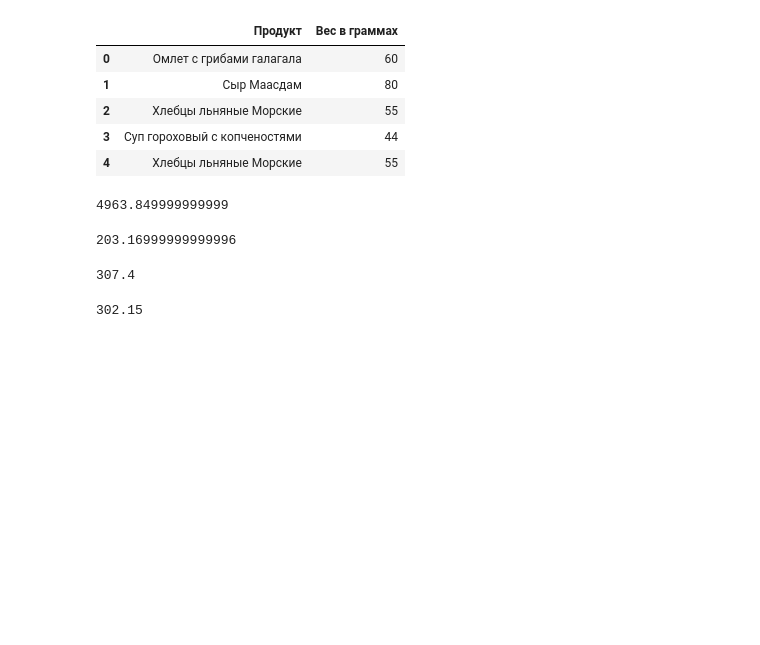
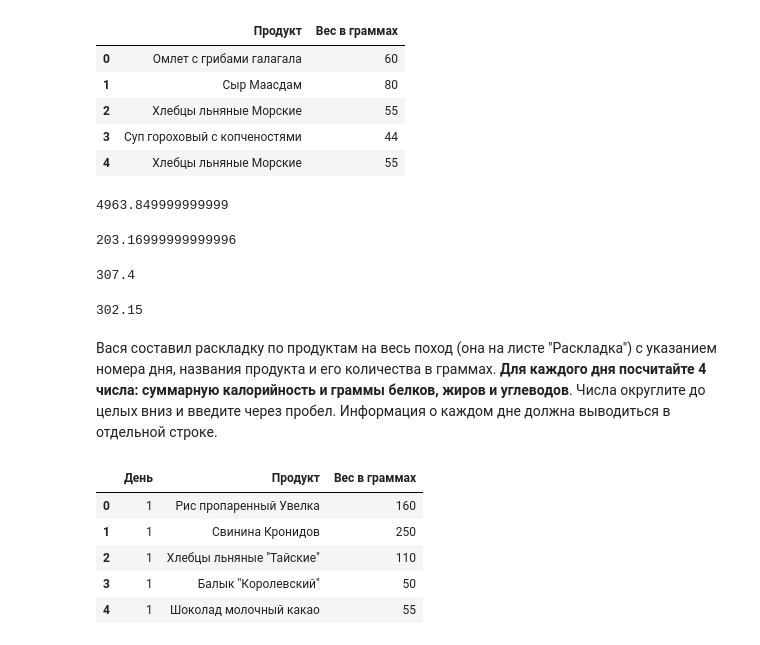
Before and after one commit to imabu/ifmo_webmining_2020, a Jupyter notebook: WebData2.ipynb, the cells around one changed output. Saved outputs shown, nothing was run; the diff lists cells and outputs as text; code cells hidden in the pictures; blank space fills up the shorter version.

```diff
--- a/WebData2.ipynb
+++ b/WebData2.ipynb
@@ -80,3 +80,19 @@ sum(joined['Ж на 100'] * joined['Вес в граммах'] / 100)
 sum(joined['У на 100'] * joined['Вес в граммах'] / 100)
 # %% [output]
 302.15
+# %% [markdown]
+Вася составил раскладку по продуктам на весь поход (она на листе "Раскладка") с указанием номера дня, названия продукта и его количества в граммах. **Для каждого дня посчитайте 4 числа: суммарную калорийность и граммы белков, жиров и углеводов**. Числа округлите до целых вниз и введите через пробел. Информация о каждом дне должна выводиться в отдельной строке.
+# %%
+file_src = 'https://stepik.org/media/attachments/lesson/245290/trekking3.xlsx'
+
+ref = pd.read_excel(file_src, sheet_name='Справочник', index_col=False)
+ref = ref.rename(columns={'Unnamed: 0': 'Продукт'}).fillna(0)
+amount_of_products = pd.read_excel(file_src, sheet_name='Раскладка', index_col=False)
+amount_of_products.head(5)
+# %% [output]
+|  | День | Продукт | Вес в граммах |
+| 0 | 1 | Рис пропаренный Увелка | 160 |
+| 1 | 1 | Свинина Кронидов | 250 |
+| 2 | 1 | Хлебцы льняные "Тайские" | 110 |
+| 3 | 1 | Балык "Королевский" | 50 |
+| 4 | 1 | Шоколад молочный какао | 55 |
```
Also changed, not shown: parts of 7 cells of this notebook.
